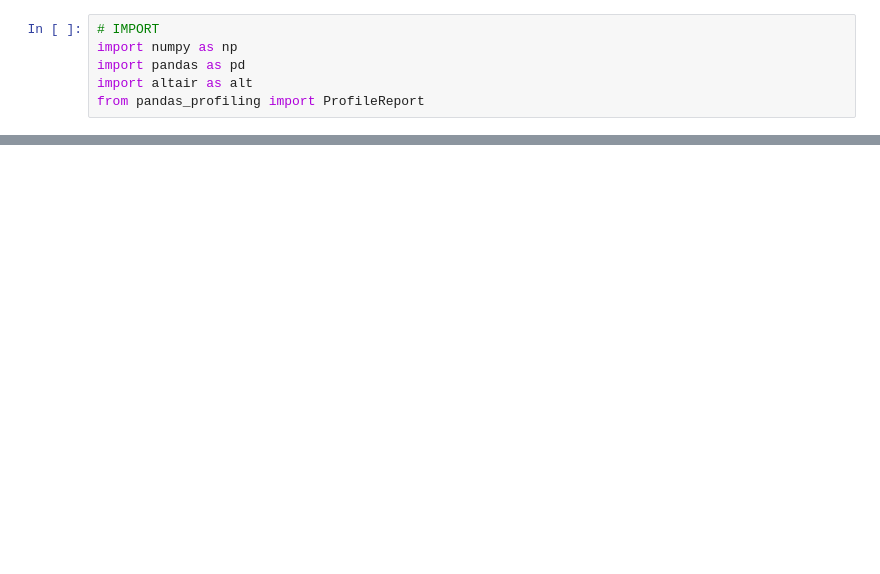
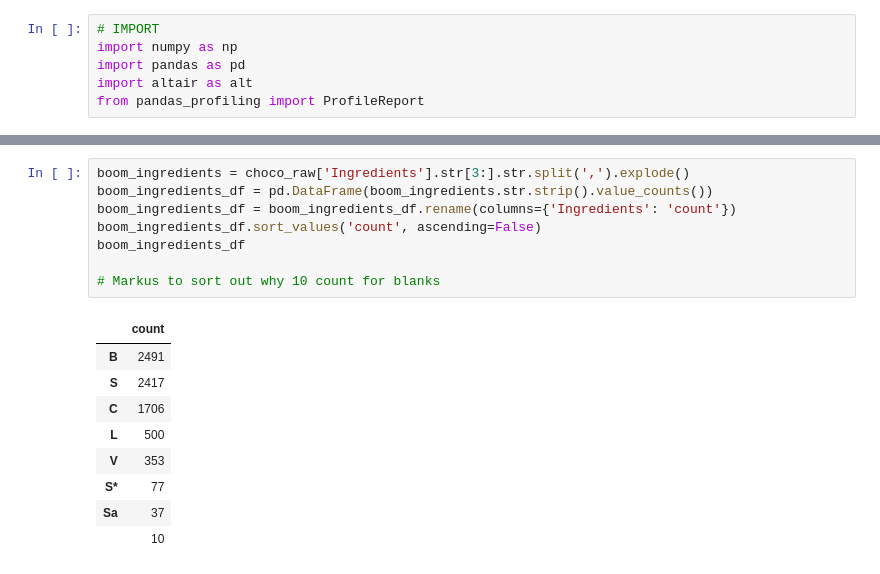
Before and after one commit to robindhillon1/chocolate_rating, a Jupyter notebook: src/chocolate_rating_eda.ipynb, the cells around one changed output, grey strips where cells are left out. Saved outputs shown, nothing was run; the diff lists cells and outputs as text; blank space fills up the shorter version.

Commit message:
Updated EDA for Ingredients

```diff
--- a/src/chocolate_rating_eda.ipynb
+++ b/src/chocolate_rating_eda.ipynb
@@ -69,0 +87,18 @@ boom_characteristics_df.query('count > 50')
+# %%
+boom_ingredients = choco_raw['Ingredients'].str[3:].str.split(',').explode()
+boom_ingredients_df = pd.DataFrame(boom_ingredients.str.strip().value_counts())
+boom_ingredients_df = boom_ingredients_df.rename(columns={'Ingredients': 'count'})
+boom_ingredients_df.sort_values('count', ascending=False)
+boom_ingredients_df
+
+# Markus to sort out why 10 count for blanks
+# %% [output]
+|  | count |
+| B | 2491 |
+| S | 2417 |
+| C | 1706 |
+| L | 500 |
+| V | 353 |
+| S* | 77 |
+| Sa | 37 |
+|  | 10 |
```
Also changed, not shown: parts of 4 cells of this notebook.
